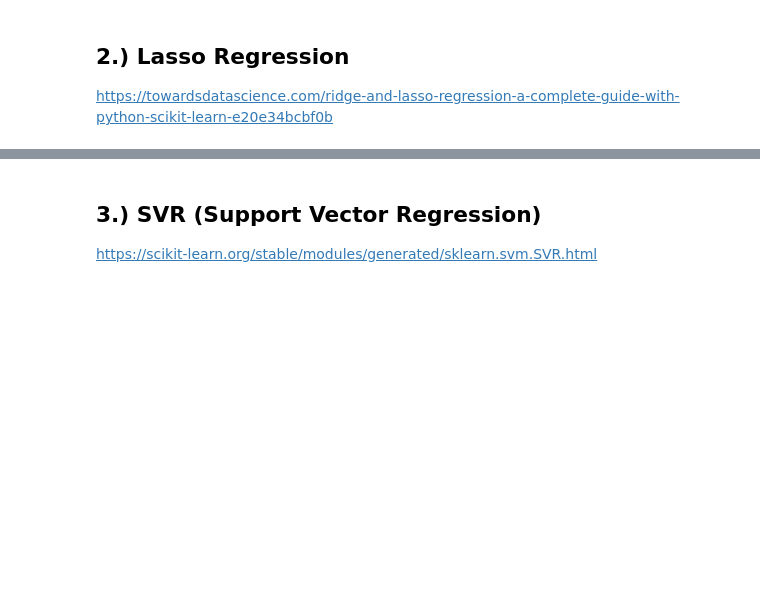
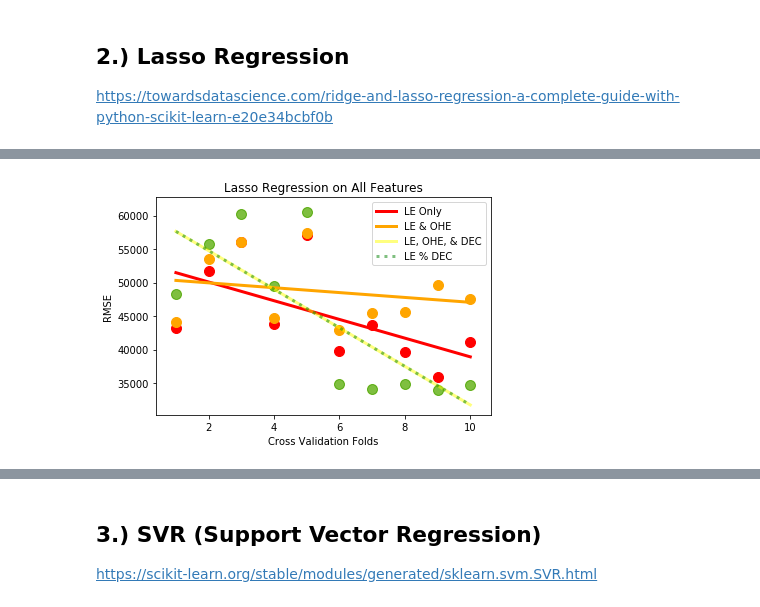
Before and after one commit to RPeralta5/Data-Science, a Jupyter notebook: Source Files/House_Prices.ipynb, the cells around one changed output, grey strips where cells are left out. Drawn from its saved outputs; the diff is of its cells as text; code cells hidden in the pictures; blank space fills up the shorter version.

```diff
--- a/Source Files/House_Prices.ipynb
+++ b/Source Files/House_Prices.ipynb
@@ -655,0 +866,18 @@ https://towardsdatascience.com/ridge-and-lasso-regression-a-complete-guide-with-
+# %%
+#One Hot Encoding is broken!
+from sklearn.preprocessing import OneHotEncoder
+string_indexs_minus1 = []
+for i in string_indexs:
+    string_indexs_minus1.append(i -1)
+
+
+onehotencoder = OneHotEncoder(categorical_features = string_indexs_minus1)
+X_onehot = onehotencoder.fit_transform(X).toarray()
+X2 = pd.DataFrame(X_onehot)
+#X2.head()
+# %%
+from  sklearn.decomposition import PCA
+n = 10
+my_pca = PCA(n_components=n)
+X = my_pca.fit_transform(X)
+X2 = my_pca.fit_transform(X2)
@@ -655,0 +914,46 @@ https://towardsdatascience.com/ridge-and-lasso-regression-a-complete-guide-with-
+# %%
+data_points1 =rmse_lasso
+data_points2 =rmse_lasso_ohe
+data_points3 =rmse_lasso_ohe_dec
+data_points4 =rmse_lasso_dec
+
+x_values = range(1, len(rmse_lasso)+1)
+
+# solution
+a, b = best_fit(x_values, data_points1)
+c, d = best_fit(x_values, data_points2)
+e, f = best_fit(x_values, data_points3)
+g, h = best_fit(x_values, data_points4)
+
+
+# plot points and fit line
+plt.scatter(x_values, data_points1,color='red',s=100)
+yfit = [a + b * xi for xi in x_values]
+line1, =plt.plot(x_values, yfit,linewidth = 3,color='red', markerfacecolor='red', markersize=12, label='LE Only')
+
+plt.scatter(x_values, data_points2,color='orange',s=100)
+yfit2 = [c + d * xi for xi in x_values]
+line2, =plt.plot(x_values, yfit2,linewidth = 3,color='orange', markerfacecolor='orange', markersize=12, label='LE & OHE')
+
+plt.scatter(x_values, data_points3,color='yellow',s=100, alpha=.5)
+yfit3 = [e + f * xi for xi in x_values]
+line3, =plt.plot(x_values, yfit3,linestyle='-', alpha=.5,linewidth = 3,color='yellow', markerfacecolor='yellow', markersize=12, label='LE, OHE, & DEC')
+
+plt.scatter(x_values, data_points4,color='green',s=100, alpha=.5)
+yfit4 = [g + h * xi for xi in x_values]
+line4, =plt.plot(x_values, yfit4,linestyle=':', alpha=.5,linewidth = 3,color='green', markerfacecolor='green', markersize=12, label='LE % DEC')
+
+
+#line1, = plt.plot(x_values, data_points1,color='red', linestyle='dashed', linewidth = 3, marker='o', markerfacecolor='red', markersize=12, label='All Features - LE Only')
+plt.legend(handles=[line1,line2,line3,line4])
+
+# naming the x axis
+plt.xlabel('Cross Validation Folds')
+# naming the y axis
+plt.ylabel('RMSE')
+
+# giving a title the graph
+plt.title('Lasso Regression on All Features')
+plt.show()
+# %% [output]
+[figure, added]
```
Also changed, not shown: parts of 17 cells of this notebook.
